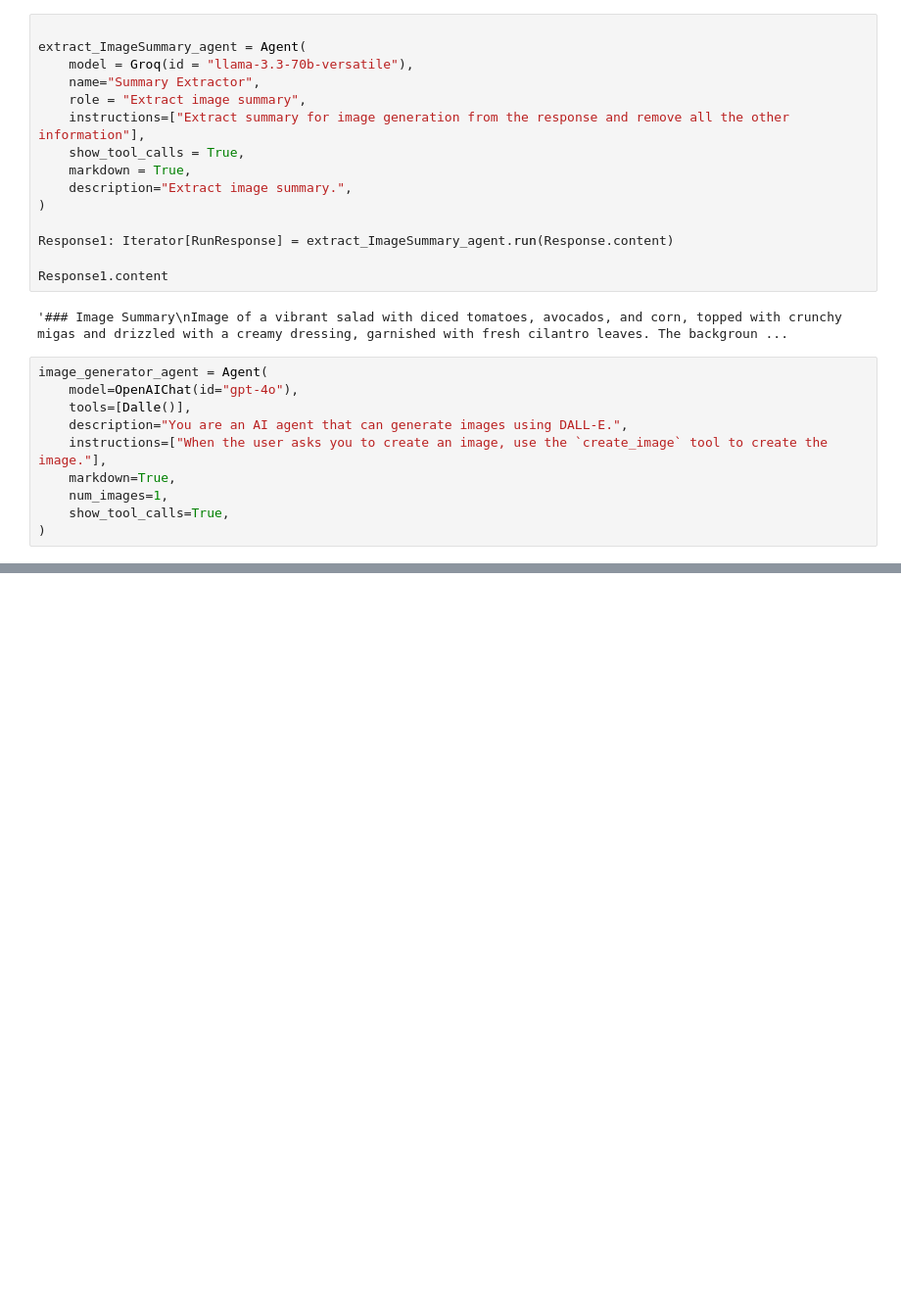
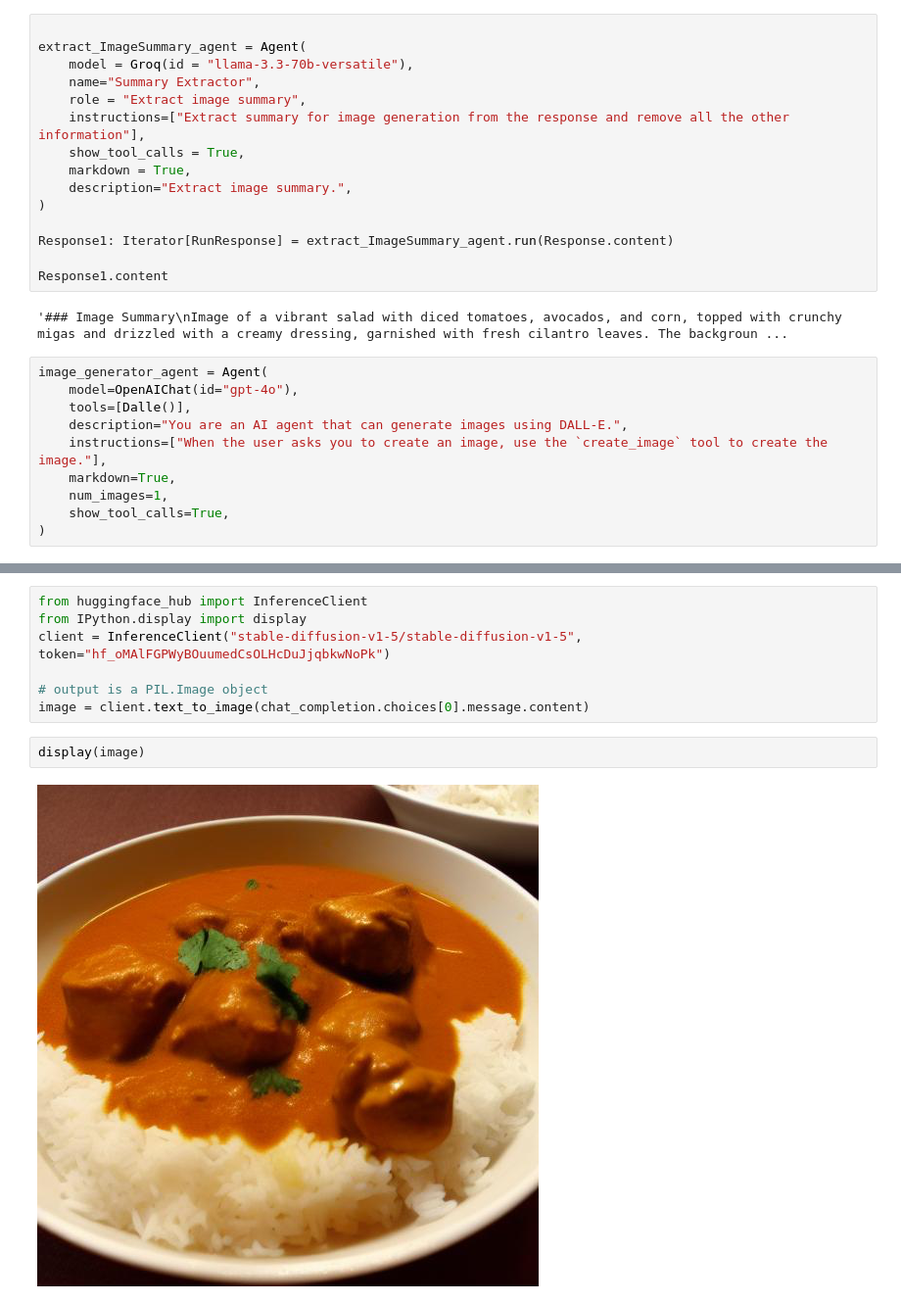
Before and after one commit to SuperDataScience-Community-Projects/SDS-CP017-ai-recipe-wizard, a Jupyter notebook: notebooks/sai-katuri/sai-katuri-RecipeAI.ipynb, the cells around one changed output, grey strips where cells are left out. Shown: that part at 98% size. Saved outputs shown, nothing was run; the diff lists cells and outputs as text; blank space fills up the shorter version.

```diff
--- a/notebooks/sai-katuri/sai-katuri-RecipeAI.ipynb
+++ b/notebooks/sai-katuri/sai-katuri-RecipeAI.ipynb
@@ -121,0 +196,11 @@ https://oaidalleapiprodscus.blob.core.windows.net/private/org-N1tZ9tOQiMLOaFMUUi
+# %%
+from huggingface_hub import InferenceClient
+from IPython.display import display
+client = InferenceClient("stable-diffusion-v1-5/stable-diffusion-v1-5", token="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")
+
+# output is a PIL.Image object
+image = client.text_to_image(chat_completion.choices[0].message.content)
+# %%
+display(image)
+# %% [output]
+[figure, added]
```
Also changed, not shown: parts of 1 cell of this notebook, 1 other file.
